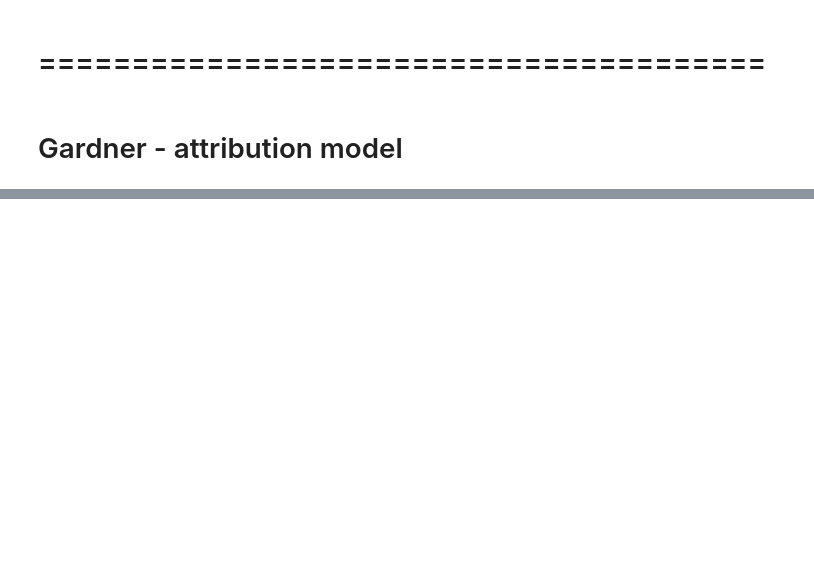
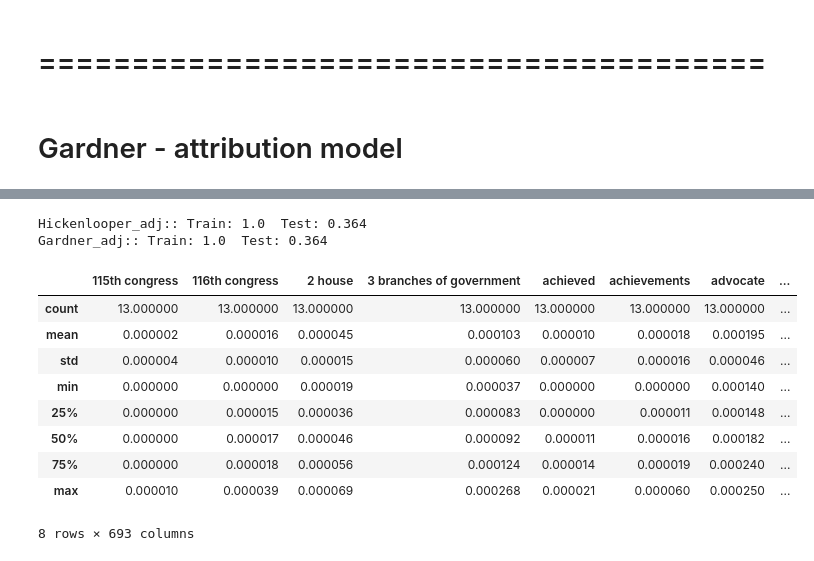
Before and after one commit to Alysialiao/Aly, a Jupyter notebook: RegressionTemplate_Alysia.ipynb, the cells around one changed output, grey strips where cells are left out. Drawn from its saved outputs; the diff is of its cells as text; code cells hidden in the pictures; blank space fills up the shorter version.

```diff
--- a/RegressionTemplate_Alysia.ipynb
+++ b/RegressionTemplate_Alysia.ipynb
@@ -964,0 +478,4 @@ pd.Series([variance_inflation_factor(steyer_att_final.values, i)
+# %%
+reg_df = pd.merge(data,dependents,on='Date',how='left')
+# %%
+reg_df = reg_df.fillna(0)
@@ -964,0 +492,49 @@ pd.Series([variance_inflation_factor(steyer_att_final.values, i)
+# %%
+# if not rolling data, rename this variable and replace throughout
+# x = reg_df.drop(...)
+x_7 = reg_df.drop(columns={'Date','Hickenlooper_raw','Hickenlooper_adj' ,'Gardner_raw','Gardner_adj'}, axis = 1)
+
+Hickenlooper_adj = reg_df['Hickenlooper_adj']
+Gardner_adj = reg_df['Gardner_adj']
+
+
+
+x_train_Hickenlooper_adj, x_test_Hickenlooper_adj, y_train_Hickenlooper_adj, y_test_Hickenlooper_adj = train_test_split(x_7, Hickenlooper_adj, test_size=0.3, random_state=42)
+x_train_Gardner_adj, x_test_Gardner_adj, y_train_Gardner_adj, y_test_Gardner_adj = train_test_split(x_7, Gardner_adj, test_size=0.3, random_state=42)
+# %%
+#Hickenlooper_adj
+reg_Hickenlooper_adj = LinearRegression().fit(x_train_Hickenlooper_adj, y_train_Hickenlooper_adj)
+pred_train_Hickenlooper_adj = reg_Hickenlooper_adj.predict(x_train_Hickenlooper_adj)
+pred_test_Hickenlooper_adj = reg_Hickenlooper_adj.predict(x_test_Hickenlooper_adj)
+print('Hickenlooper_adj:: Train:', round(r2_score(y_train_Hickenlooper_adj,pred_train_Hickenlooper_adj),3),' Test:', round(r2_score(y_test_Hickenlooper_adj,pred_test_Hickenlooper_adj),3))
+
+#Gardner_adj
+reg_Gardner_adj = LinearRegression().fit(x_train_Gardner_adj, y_train_Gardner_adj)
+pred_train_Gardner_adj = reg_Gardner_adj.predict(x_train_Gardner_adj)
+pred_test_Gardner_adj = reg_Gardner_adj.predict(x_test_Gardner_adj)
+print('Gardner_adj:: Train:', round(r2_score(y_train_Gardner_adj,pred_train_Gardner_adj),3),' Test:', round(r2_score(y_test_Gardner_adj,pred_test_Gardner_adj),3))
+# %% [output]
+Hickenlooper_adj:: Train: 1.0  Test: 0.364
+Gardner_adj:: Train: 1.0  Test: 0.364
+# %%
+Hickenlooper_adj_train = roll_7['Hickenlooper_adj'][:200]
+Gardner_adj_train = roll_7['Gardner_adj'][:200]
+
+Hickenlooper_adj_test = roll_7['Hickenlooper_adj'][200:]
+Gardner_adj_test = roll_7['Gardner_adj'][200:]
+
+x_7_train = x_7[:200]
+x_7_test = x_7[200:]
+# %%
+x_7_test.describe()
+# %% [output]
+|  | 115th congress | 116th congress | 2 house | 3 branches of government | achieved | achievements | advocate | ... |
+| count | 13.000000 | 13.000000 | 13.000000 | 13.000000 | 13.000000 | 13.000000 | 13.000000 | ... |
+| mean | 0.000002 | 0.000016 | 0.000045 | 0.000103 | 0.000010 | 0.000018 | 0.000195 | ... |
+| std | 0.000004 | 0.000010 | 0.000015 | 0.000060 | 0.000007 | 0.000016 | 0.000046 | ... |
+| min | 0.000000 | 0.000000 | 0.000019 | 0.000037 | 0.000000 | 0.000000 | 0.000140 | ... |
+| 25% | 0.000000 | 0.000015 | 0.000036 | 0.000083 | 0.000000 | 0.000011 | 0.000148 | ... |
+| 50% | 0.000000 | 0.000017 | 0.000046 | 0.000092 | 0.000011 | 0.000016 | 0.000182 | ... |
+| 75% | 0.000000 | 0.000018 | 0.000056 | 0.000124 | 0.000014 | 0.000019 | 0.000240 | ... |
+| max | 0.000010 | 0.000039 | 0.000069 | 0.000268 | 0.000021 | 0.000060 | 0.000250 | ... |
+8 rows × 693 columns
```
Also changed, not shown: parts of 70 cells of this notebook.
